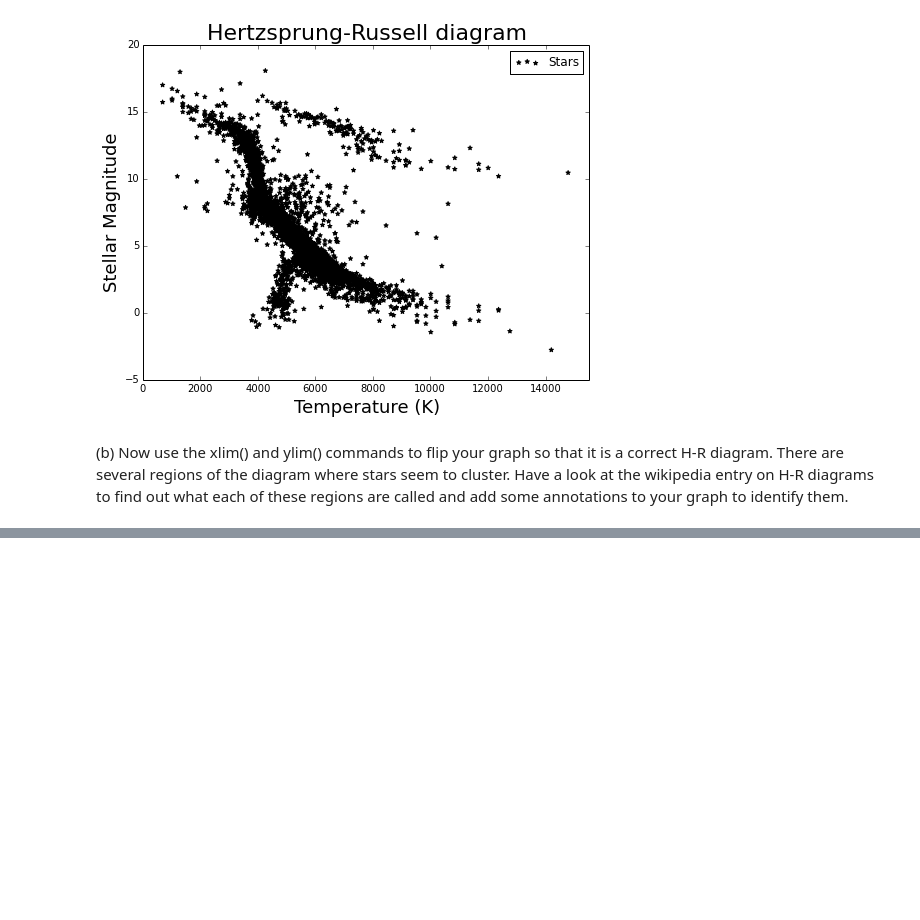
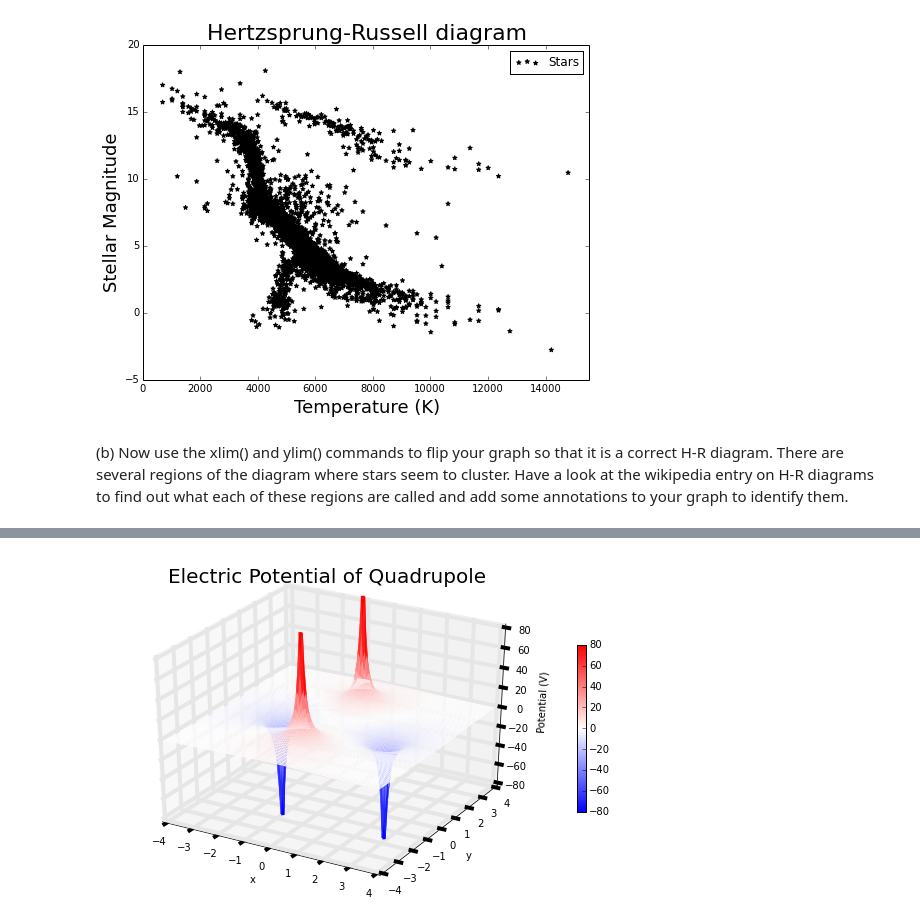
Before and after one commit to jpelgrif/PHYS202-S14, a Jupyter notebook: Graphics/GraphicsExercises.ipynb, the cells around one changed output, grey strips where cells are left out. Cells and saved outputs as stored; diff of their text form; code cells hidden in the pictures; blank space fills up the shorter version.

```diff
--- a/Graphics/GraphicsExercises.ipynb
+++ b/Graphics/GraphicsExercises.ipynb
@@ -185,0 +211,29 @@ plt.show
+# %%
+x = np.linspace(-4, 4, 101)
+y = np.linspace(-4, 4, 101)
+x, y = np.meshgrid(x, y)
+
+k = 8.9875517873681764 * 10**9; q = 10**-9; d = 2
+V=k*q*((1/(x**2+(y-d)**2)**(1/2.)) + (1/(x**2+(y+d)**2)**(1/2.)) - (1/((x+d)**2+y**2)**(1/2.)) - (1/((x-d)**2+y**2)**(1/2.)))
+
+fig = figure(figsize=(10, 6))
+ax = fig.gca(projection='3d')
+
+norm = matplotlib.colors.Normalize(vmin = -80, vmax = 80, clip = False)
+p = ax.plot_surface(x, y, V, rstride=1, cstride=1, linewidth=0,cmap=cm.bwr,norm=norm)
+
+cb = fig.colorbar(p, shrink=0.5)
+
+ax.set_title("Electric Potential of Quadrupole", fontsize=20, shrink=.5)
+
+xlabel("x")
+ylabel("y")
+ax.set_zlabel("Potential (V)")
+
+ax.set_xlim([-4,4])
+ax.set_ylim([-4,4])
+ax.set_zlim([-80,80])
+
+show()
+# %% [output]
+[figure, added]
```
Also changed, not shown: parts of 11 cells of this notebook.
